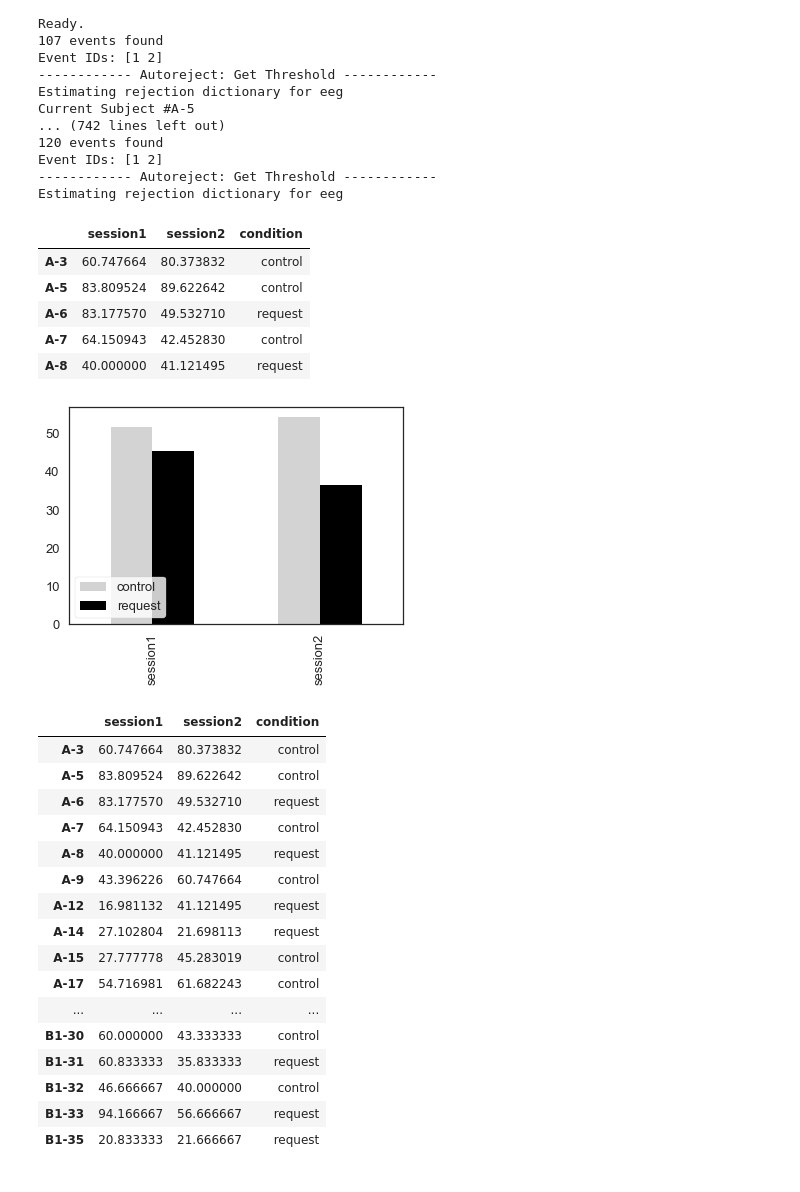
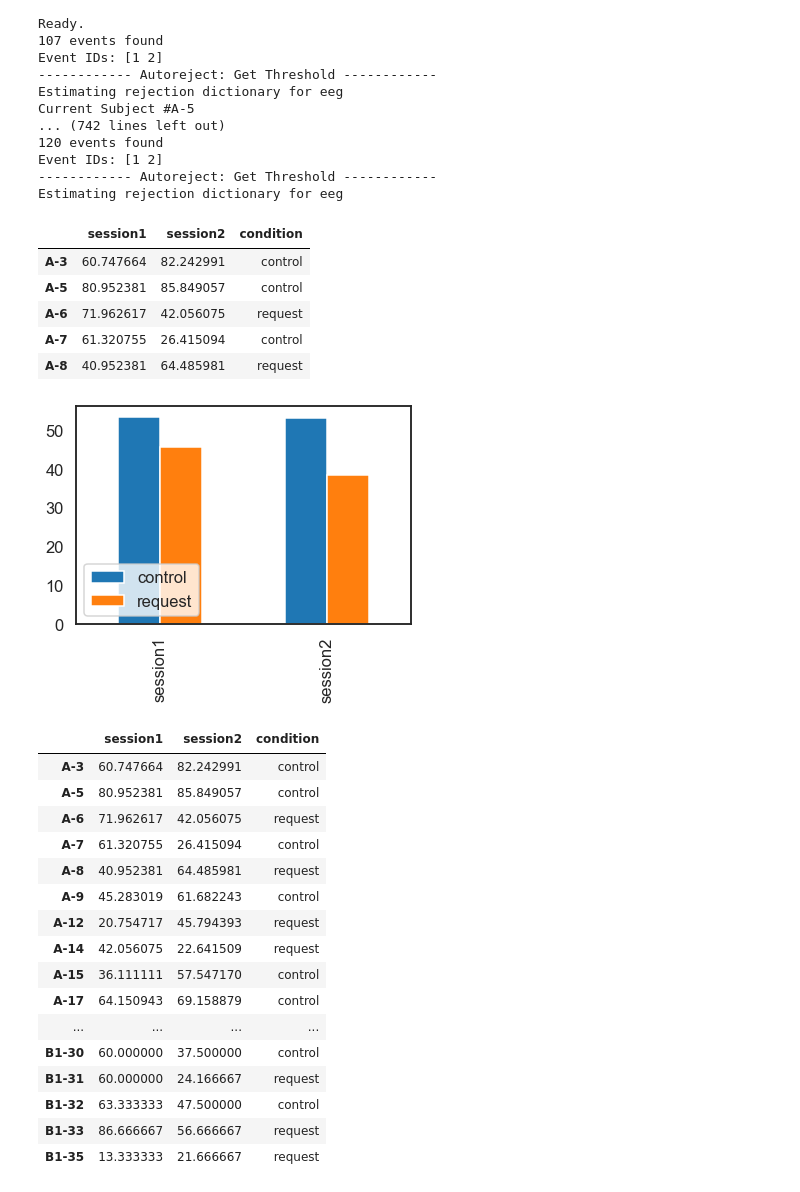
Before and after one commit to nomcomm/MediaNeuroscienceOnAShoestring_JMP, a Jupyter notebook: scripts/03_CN-S_ComplianceDropRate.ipynb, the cells around one changed output. Saved outputs shown, nothing was run; the diff lists cells and outputs as text; code cells hidden in the pictures.

```diff
--- a/scripts/03_CN-S_ComplianceDropRate.ipynb
+++ b/scripts/03_CN-S_ComplianceDropRate.ipynb
@@ -41,7 +41,7 @@ for current_session in sessions_to_import:
                               subject_nb = curr_subject, sfreq = 256.,
                               session_nb = current_session);
 
-        raw.filter(0.1, 15, method='iir', verbose= False);
+        raw.filter(0.1, 20, method='iir', verbose= False);
 
         events = mne.find_events(raw, min_duration=0, shortest_event = 0);
         event_id = {'Positive': 1, 'Neutral': 2};
@@ -65,7 +65,7 @@ for current_session in sessions_to_import:
 
         epochs.drop_bad(reject=reject)
 
-        ar = AutoReject( n_interpolate= [0], random_state=42, n_jobs=1, verbose=False );
+        ar = AutoReject( n_interpolate= [0], cv=5, random_state=42, n_jobs=1, verbose=False );
         epochs_ar, reject_log = ar.fit_transform(epochs, return_log=True)
         stats_data[1] = np.round(epochs_ar['Neutral'].get_data().shape[0])
         stats_data[2] = np.round(epochs_ar['Positive'].get_data().shape[0])
@@ -97,41 +97,41 @@ Estimating rejection dictionary for eeg
 # %%
 drop_rate_df              = pd.DataFrame(np.asarray(results_drop_run).T, columns = ['session1', 'session2'], index = subjects)
 drop_rate_df['condition'] = compliance_condition
-drop_rate_df.to_csv('../data/drop_rate_results.csv')
+drop_rate_df.to_csv('../data/drop_rate_results20.csv')
 drop_rate_df.head()
 # %% [output]
 |  | session1 | session2 | condition |
-| A-3 | 60.747664 | 80.373832 | control |
-| A-5 | 83.809524 | 89.622642 | control |
-| A-6 | 83.177570 | 49.532710 | request |
-| A-7 | 64.150943 | 42.452830 | control |
-| A-8 | 40.000000 | 41.121495 | request |
+| A-3 | 60.747664 | 82.242991 | control |
+| A-5 | 80.952381 | 85.849057 | control |
+| A-6 | 71.962617 | 42.056075 | request |
+| A-7 | 61.320755 | 26.415094 | control |
+| A-8 | 40.952381 | 64.485981 | request |
 # %%
 df = drop_rate_df.groupby(['condition']).mean().T
-ax = df.plot(kind='bar', colors = ['lightgray', 'black']);
+ax = df.plot(kind='bar');
 ax.legend(loc='lower left', frameon=True);
 # %% [output]
-[figure, old version]
+[figure, new version]
 # %%
 drop_rate_df
 # %% [output]
 |  | session1 | session2 | condition |
-| A-3 | 60.747664 | 80.373832 | control |
-| A-5 | 83.809524 | 89.622642 | control |
-| A-6 | 83.177570 | 49.532710 | request |
-| A-7 | 64.150943 | 42.452830 | control |
-| A-8 | 40.000000 | 41.121495 | request |
-| A-9 | 43.396226 | 60.747664 | control |
-| A-12 | 16.981132 | 41.121495 | request |
-| A-14 | 27.102804 | 21.698113 | request |
-| A-15 | 27.777778 | 45.283019 | control |
-| A-17 | 54.716981 | 61.682243 | control |
+| A-3 | 60.747664 | 82.242991 | control |
+| A-5 | 80.952381 | 85.849057 | control |
+| A-6 | 71.962617 | 42.056075 | request |
+| A-7 | 61.320755 | 26.415094 | control |
+| A-8 | 40.952381 | 64.485981 | request |
+| A-9 | 45.283019 | 61.682243 | control |
+| A-12 | 20.754717 | 45.794393 | request |
+| A-14 | 42.056075 | 22.641509 | request |
+| A-15 | 36.111111 | 57.547170 | control |
+| A-17 | 64.150943 | 69.158879 | control |
 | ... | ... | ... | ... |
-| B1-30 | 60.000000 | 43.333333 | control |
-| B1-31 | 60.833333 | 35.833333 | request |
-| B1-32 | 46.666667 | 40.000000 | control |
-| B1-33 | 94.166667 | 56.666667 | request |
-| B1-35 | 20.833333 | 21.666667 | request |
+| B1-30 | 60.000000 | 37.500000 | control |
+| B1-31 | 60.000000 | 24.166667 | request |
+| B1-32 | 63.333333 | 47.500000 | control |
+| B1-33 | 86.666667 | 56.666667 | request |
+| B1-35 | 13.333333 | 21.666667 | request |
 # %%
 drop_rate_df.groupby(['condition']).mean()
 # %% [output]
```
Also changed, not shown: parts of 6 cells of this notebook, 8 other files.
